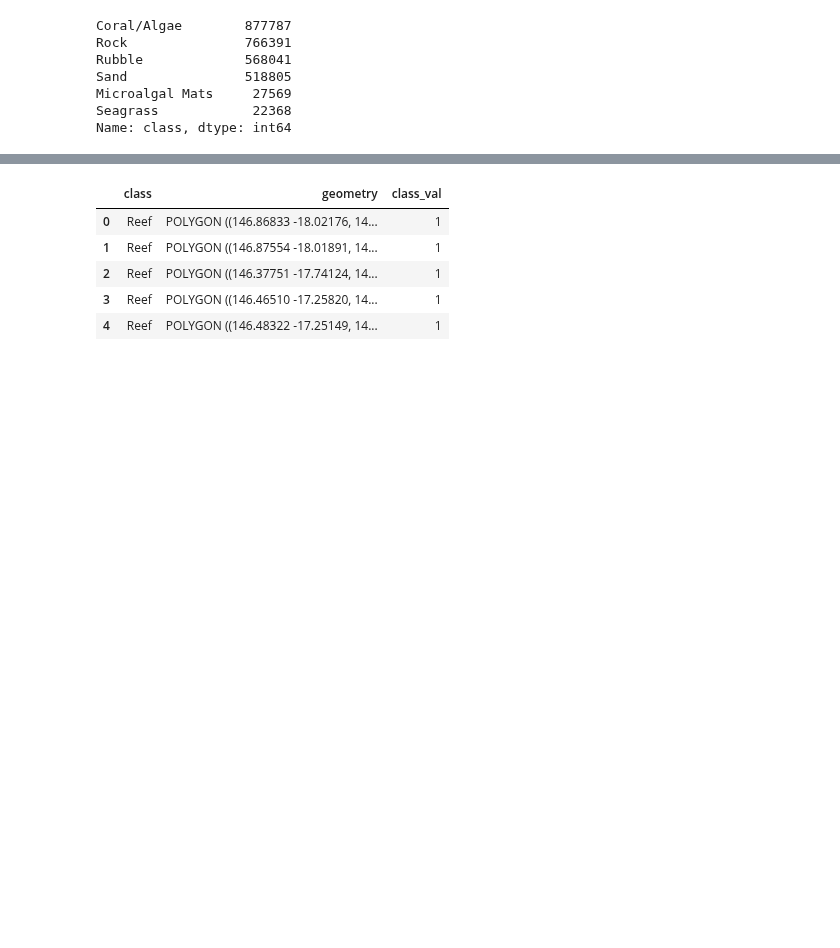
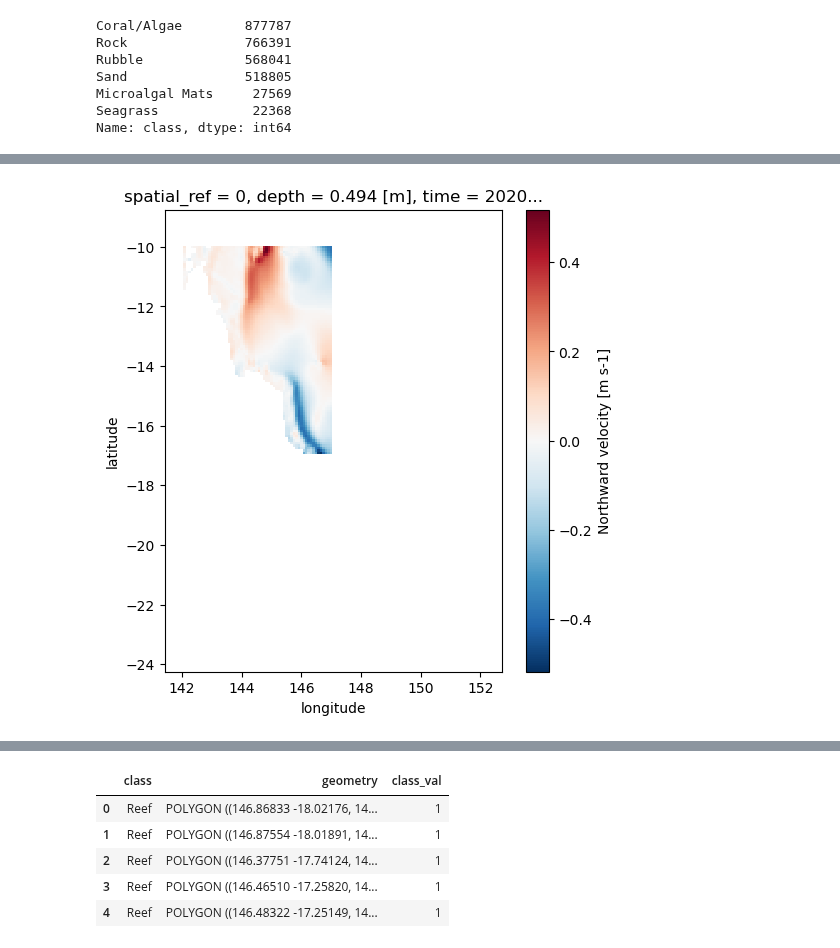
Before and after one commit to orlando-code/coralshift, a Jupyter notebook: notebooks/reef_baseline.ipynb, the cells around one changed output, grey strips where cells are left out. Saved outputs shown, nothing was run; the diff lists cells and outputs as text; code cells hidden in the pictures; blank space fills up the shorter version.

```diff
--- a/notebooks/reef_baseline.ipynb
+++ b/notebooks/reef_baseline.ipynb
@@ -218,0 +457,13 @@ Name: class, dtype: int64
+# %%
+f, lstm_ax = plt.subplots(figsize=[6,6])
+
+# lstm_xarray["mlotst"].sel(depth=lstm_xarray.depth.values[0], time=lstm_xarray.time.values[0]).plot(ax=lstm_ax)
+broadcasted_no_ice["vo"].sel(depth=broadcasted_no_ice.depth.values[0], time=broadcasted_no_ice.time.values[-1]).plot(
+    ax=lstm_ax)
+[ylims,xlims,_,_] = xarray_coords_limits(broadcasted_no_ice)
+
+lstm_ax.set_xlim(xlims)
+lstm_ax.set_ylim(ylims)
+lstm_ax.set_aspect("equal")
+# %% [output]
+[figure, added]
```
Also changed, not shown: parts of 89 cells of this notebook, 2 other files.
